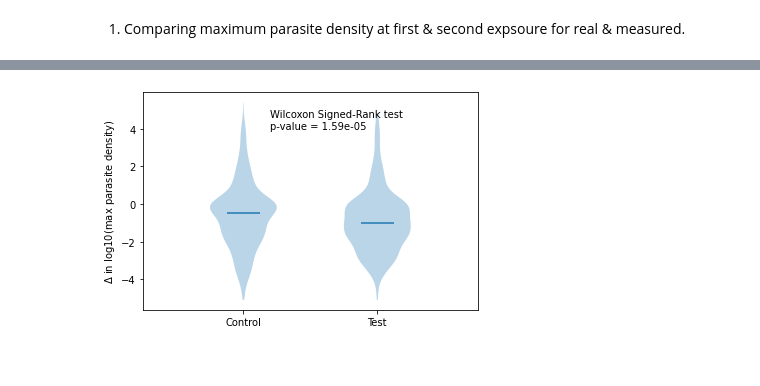
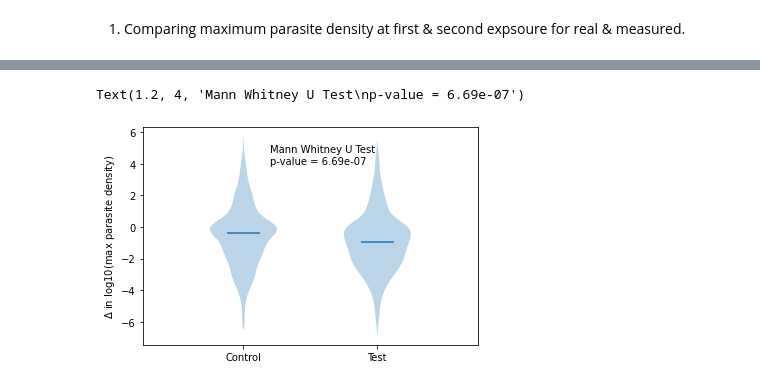
Before and after one commit to blab/pf-longitudinal, a Jupyter notebook: pf-tent/powercalcs_Fall2022.ipynb, the cells around one changed output, grey strips where cells are left out. Drawn from its saved outputs; the diff is of its cells as text; code cells hidden in the pictures.

```diff
--- a/pf-tent/powercalcs_Fall2022.ipynb
+++ b/pf-tent/powercalcs_Fall2022.ipynb
@@ -309,6 +329,10 @@ With control loci, there are more loci where immunity == 0 or immunity == 1 upon
 Since it looks like there is some correlation with immunity and exposure 0 vs. 1, I want to move on to compare how parasite density differs by exposure. At first I'll just do this at a single loci level. But I want to do it for measured parasite density and true. For true, I'll use the maximum and area under the curve. For measured, I'll try maximum, all & area under the curve...
 # %% [markdown]
 1. Comparing maximum parasite density at first & second expsoure for real & measured.
+# %%
+y=3
+a = [10,10,10,10]
+w = [0,1/3,1/3,1/3]
 # %%
 def get_peaks(pdensity):
     '''
@@ -337,7 +361,7 @@ def get_max_pdensity(pmatrix,loci,allele,window,visits=[]):
         maxima = pdensities[peaktimes[0]]
     return maxima
 
-def get_max_exp1_exp2(all_parasites, all_infections, all_malaria,y,a,period=28,measured=True):
+def get_max_exp1_exp2(all_parasites, all_infections, all_strains, all_malaria,y,a,test,period=28,measured=True):
     '''
     Returns arrays of maximum parasite density for exposure 1 & 2.
     If measured == True, this will be for measured maximums not true maximums.
@@ -356,7 +380,7 @@ def get_max_exp1_exp2(all_parasites, all_infections, all_malaria,y,a,period=28,m
 
         # Control loci
         counter = 0
-        for allele in range(a[0]):
+        for allele in range(a[0]): ## SPEED UP by doing get-infection-windows for all alleles all at once.
             windows = get_infection_windows(0,allele,all_parasites[person,...],visits=visits,infectmatrix=all_infections[person],smatrix=all_strains[person])
             if np.all(windows[:,0]>=0):
                 control_1.append(get_max_pdensity(all_parasites[person,...],0,allele,windows[:,0], visits=visits))
@@ -370,19 +394,19 @@ def get_max_exp1_exp2(all_parasites, all_infections, all_malaria,y,a,period=28,m
 
         # Test loci
         counter = 0
-        test_loci = len(a)-1
-        for allele in range(a[test_loci]):
-            windows = get_infection_windows(test_loci,allele,all_parasites[person,...],visits=visits,infectmatrix=all_infections[person],smatrix=all_strains[person])
+        #test_loci = len(a)-1
+        for allele in range(a[test]):
+            windows = get_infection_windows(test,allele,all_parasites[person,...],visits=visits,infectmatrix=all_infections[person],smatrix=all_strains[person])
             if np.all(windows[:,0] >=0):
-                test_1.append(get_max_pdensity(all_parasites[person,...],test_loci,allele,windows[:,0], visits=visits))
+                test_1.append(get_max_pdensity(all_parasites[person,...],test,allele,windows[:,0], visits=visits))
             else:
                 test_1.append(0)
             if np.all(windows[:,1] >=0):
-                test_2.append(get_max_pdensity(all_parasites[person,...],test_loci,allele,windows[:,1], visits=visits))
+                test_2.append(get_max_pdensity(all_parasites[person,...],test,allele,windows[:,1], visits=visits))
             else:
                 test_2.append(0)
             counter += 1
 
     return control_1,control_2,test_1,test_2
 # %%
-ctrl1,ctrl2,test1,test2 = get_max_exp1_exp2(all_parasites,all_infections,all_malaria,y,a,measured=False)
+ctrl1,ctrl2,test1,test2 = get_max_exp1_exp2(all_parasites,all_infections,all_strains, all_malaria,y,a,len(a)-1,measured=False)
@@ -410,7 +438,7 @@ ax[1].legend(loc=(1,1.2))
 # %%
-diff_control = np.log10(ctrl2) - np.log10(ctrl1)
-diff_test = np.log10(test2) - np.log10(test1)
-s,pvalue =st.wilcoxon(x=diff_control,y=diff_test)
+diff_control = get_log(ctrl2) - get_log(ctrl1)
+diff_test = get_log(test2) - get_log(test1)
+s,pvalue =st.mannwhitneyu(x=diff_control,y=diff_test)
 # %%
 fig,ax = plt.subplots(tight_layout=True)
 
@@ -435,12 +463,13 @@ def set_axis_style(ax, lab):
 # %%
 lab = ["Control", "Test"]
 fig,ax = plt.subplots()
 ax.violinplot([diff_control,diff_test],showextrema=False,showmedians=True)
 set_axis_style(ax,lab)
 ax.set_ylabel(r'$\Delta$ in log10(max parasite density)')
-ax.text(1.2,4,"Wilcoxon Signed-Rank test\np-value = " + "{:.2e}".format(pvalue))
-fig.savefig("figs/delta-parasite-density_control_test_true.pdf")
+ax.text(1.2,4,"Mann Whitney U Test\np-value = " + "{:.2e}".format(pvalue))
+#fig.savefig("figs/delta-parasite-density_control_test_true.pdf")
 # %% [output]
+Text(1.2, 4, 'Mann Whitney U Test\np-value = 6.69e-07')
-[figure, old version]
+[figure, new version]
 # %%
 ctrl1,ctrl2,test1,test2 = get_max_exp1_exp2(all_parasites,all_infections,all_malaria,y,a,measured=True)
```
Also changed, not shown: parts of 30 cells of this notebook, 5 other files.
